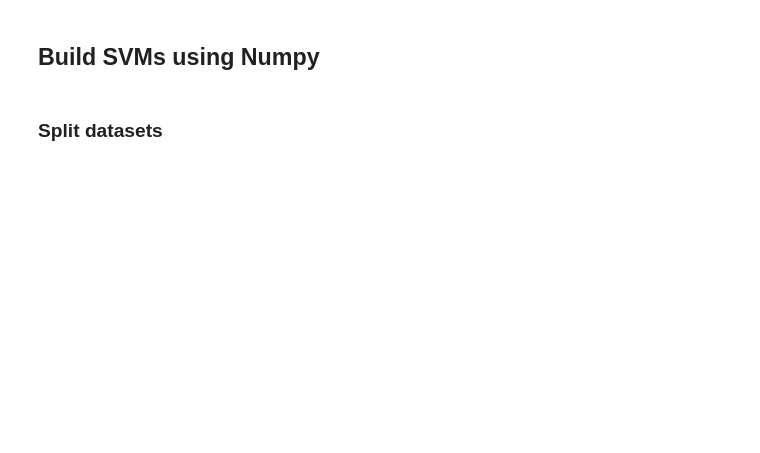
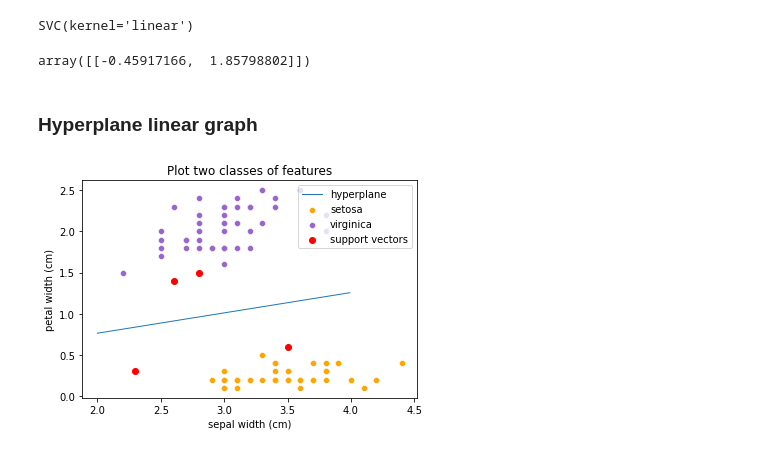
Before and after one commit to UOMDSS/workshops-2021-2022, a Jupyter notebook: SVMs/svm.ipynb, the cells around one changed output. Drawn from its saved outputs; the diff is of its cells as text; code cells hidden in the pictures; blank space fills up the shorter version.

```diff
--- a/SVMs/svm.ipynb
+++ b/SVMs/svm.ipynb
@@ -25,9 +23,0 @@ x = np.append(x, virginica, axis=0)
-# %%
-def plot_iris():
-    plt.title('Plot three classes on features')
-    # plt.scatter(setosa[:, 0], setosa[:, 1], label='setosa')
-    plt.scatter(versicolor[:, 0], versicolor[:, 1], label='versicolor')
-    plt.scatter(virginica[:, 0], virginica[:, 1], label='virginica')
-    plt.xlabel(data.get('feature_names')[0])
-    plt.ylabel(data.get('feature_names')[1])
-    plt.legend()
@@ -33,0 +26,9 @@ def plot_iris():
+# %%
+feature_id1, feature_id2 = get_idx_from_features('sepal width (cm)', 'petal width (cm)')
+
+setosa = data.get('data')[:50][:, [feature_id1, feature_id2]]
+versicolor = data.get('data')[50:100][:, [feature_id1, feature_id2]]
+virginica = data.get('data')[100:150][:, [feature_id1, feature_id2]]
+
+x = np.append(setosa, virginica, axis=0)
+y = np.append(data.get('target')[:50], data.get('target')[100:150])
@@ -35,3 +38,5 @@ def plot_iris():
 model = svm.SVC(kernel='linear')
 # %%
 model.fit(x,y)
+# %% [output]
+SVC(kernel='linear')
@@ -40,14 +43,20 @@ model.coef_
+# %%
+# coefficients in our linear equation
+model.coef_
+# %% [output]
+array([[-0.45917166,  1.85798802]])
+# %% [markdown]
+### Hyperplane linear graph
 # %%
 w = -model.coef_[0][0]/model.coef_[0][1]
 b = model.intercept_[0]
 line_x = np.arange(2,4,0.01)
 line_y = line_x * w - b/model.coef_[0][1]
 # %%
-plot_iris()
-plt.scatter(model.support_vectors_[:, 0], model.support_vectors_[:, 1], color='red')
-plt.plot(line_x, line_y, linewidth=1)
+plot_iris(setosa, 'setosa', virginica, 'virginica', 'sepal width (cm)', 'petal width (cm)')
+plt.scatter(model.support_vectors_[:, 0], model.support_vectors_[:, 1], color='red', label='support vectors')
+plt.plot(line_x, line_y, linewidth=1, label='hyperplane')
+plt.legend()
 plt.show()
+# %% [output]
+[figure, added]
-# %% [markdown]
-## Build SVMs using Numpy
-# %% [markdown]
-### Split datasets
```
Also changed, not shown: parts of 27 cells of this notebook, 1 other file.
